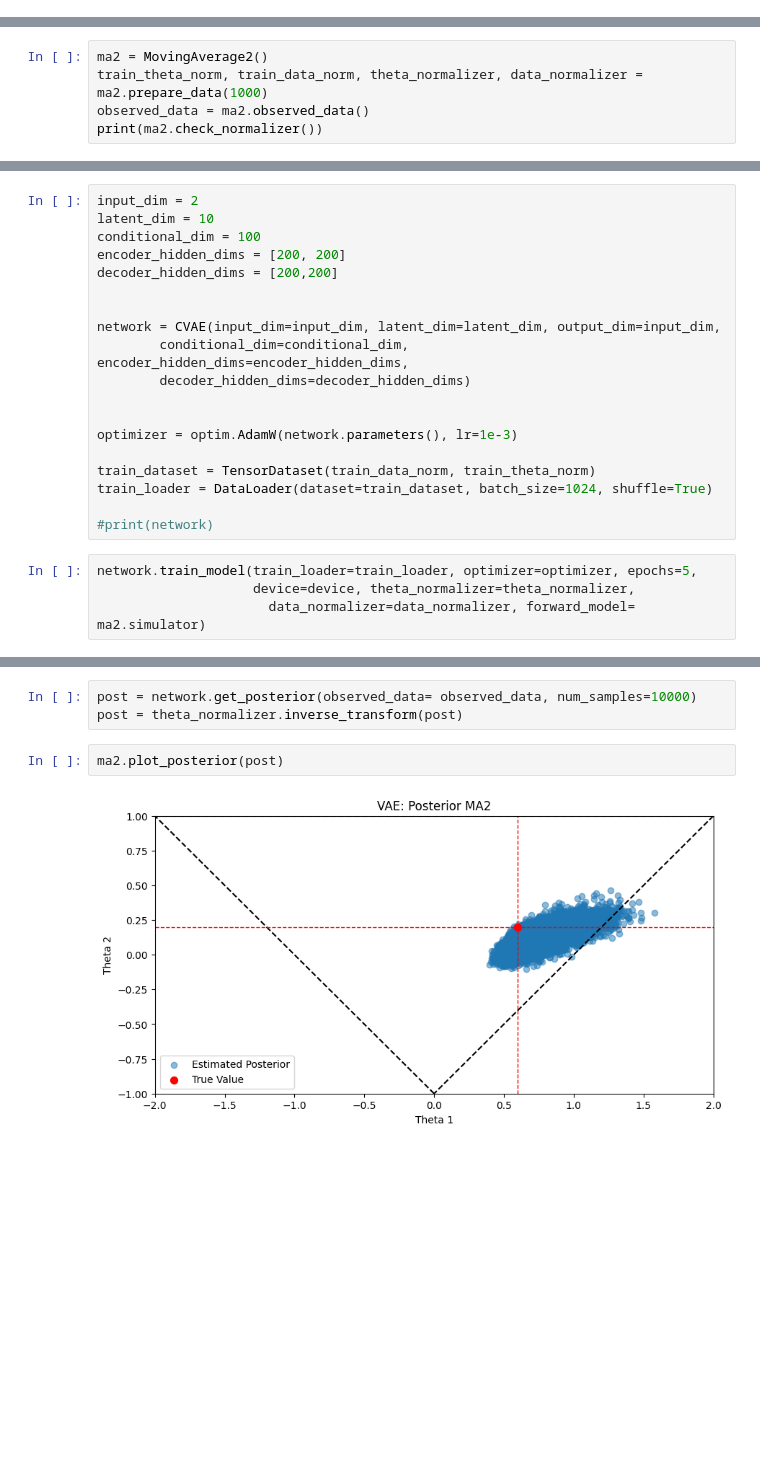
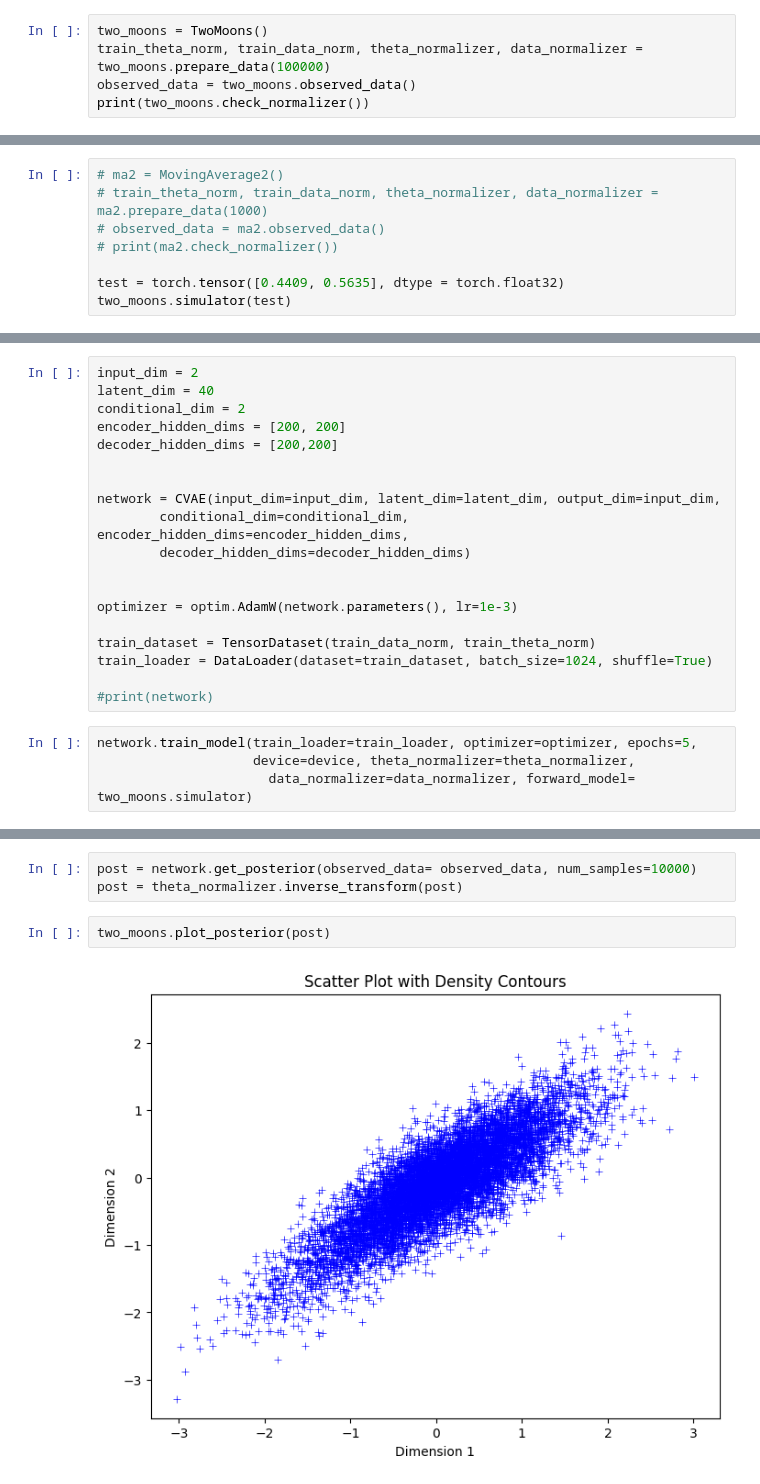
Before and after one commit to mayank05942/CVAEI, a Jupyter notebook: notebooks/ma2_cvaei.ipynb, the cells around one changed output, grey strips where cells are left out. Saved outputs shown, nothing was run; the diff lists cells and outputs as text; blank space fills up the shorter version.

Commit message:
added two moons model

```diff
--- a/notebooks/ma2_cvaei.ipynb
+++ b/notebooks/ma2_cvaei.ipynb
@@ -41,3 +42,8 @@ print(torch.version.cuda)
 Using device: cpu
 False
 None
+# %%
+two_moons = TwoMoons()
+train_theta_norm, train_data_norm, theta_normalizer, data_normalizer = two_moons.prepare_data(100000)
+observed_data = two_moons.observed_data()
+print(two_moons.check_normalizer())
@@ -44,8 +53,11 @@ None
 # %% [markdown]
 # Initialise the Model
 # %%
-ma2 = MovingAverage2()
-train_theta_norm, train_data_norm, theta_normalizer, data_normalizer = ma2.prepare_data(1000)
-observed_data = ma2.observed_data()
-print(ma2.check_normalizer())
+# ma2 = MovingAverage2()
+# train_theta_norm, train_data_norm, theta_normalizer, data_normalizer = ma2.prepare_data(1000)
+# observed_data = ma2.observed_data()
+# print(ma2.check_normalizer())
+
+test = torch.tensor([0.4409, 0.5635], dtype = torch.float32)
+two_moons.simulator(test)
 # %% [output]
@@ -61,8 +80,8 @@ ma2.plot_prior(train_theta_norm)
 # Define the CVAE Network
 # %%
 input_dim = 2
-latent_dim = 10
-conditional_dim = 100
+latent_dim = 40
+conditional_dim = 2
 encoder_hidden_dims = [200, 200]
 decoder_hidden_dims = [200,200]
 
@@ -81,6 +100,6 @@ train_loader = DataLoader(dataset=train_dataset, batch_size=1024, shuffle=True)
 # %%
 network.train_model(train_loader=train_loader, optimizer=optimizer, epochs=5,
                     device=device, theta_normalizer=theta_normalizer,
-                      data_normalizer=data_normalizer, forward_model= ma2.simulator)
+                      data_normalizer=data_normalizer, forward_model= two_moons.simulator)
 # %% [output]
 Using CPU
@@ -99,7 +118,7 @@ network.plot_loss()
 post = network.get_posterior(observed_data= observed_data, num_samples=10000)
 post = theta_normalizer.inverse_transform(post)
 # %%
-ma2.plot_posterior(post)
+two_moons.plot_posterior(post)
 # %% [output]
-[figure, old version]
+[figure, new version]
 # %%
```
Also changed, not shown: parts of 11 cells of this notebook, 4 other files.
